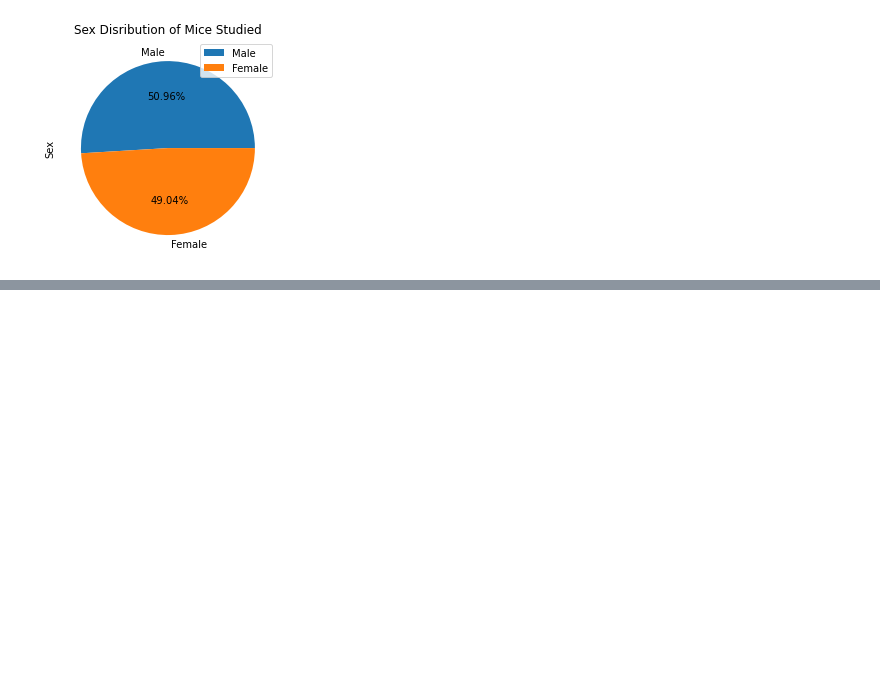
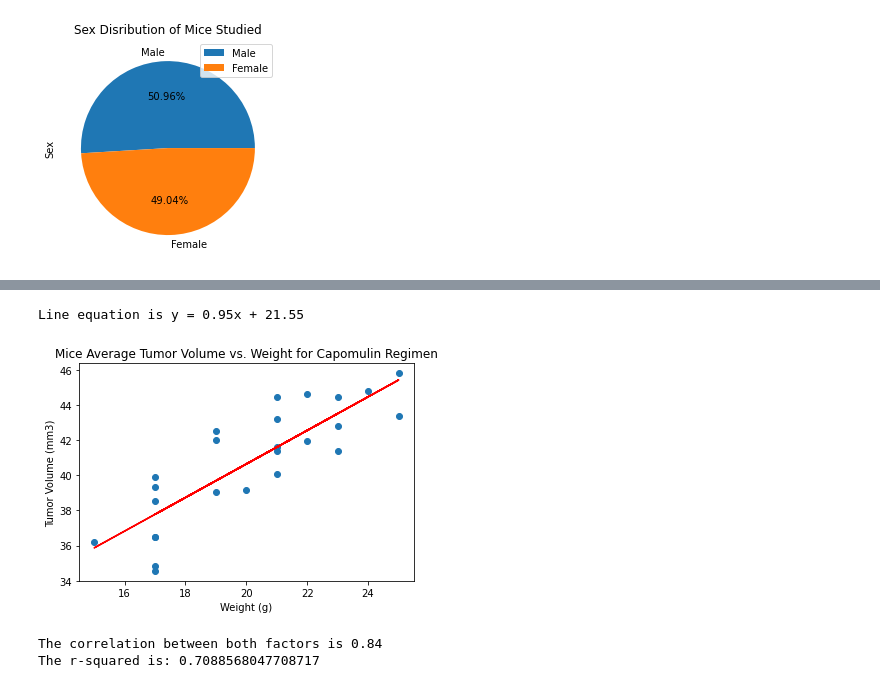
Before and after one commit to canamasc/matplotlib-challenge, a Jupyter notebook: Pymaceuticals.ipynb, the cells around one changed output, grey strips where cells are left out. Drawn from its saved outputs; the diff is of its cells as text; code cells hidden in the pictures; blank space fills up the shorter version.

Commit message:
first pass at all sections done

```diff
--- a/Pymaceuticals.ipynb
+++ b/Pymaceuticals.ipynb
@@ -286,0 +268,39 @@ print(f"The correlation between both factors is {round(correlation[0],2)}")
+# %%
+# Generate a scatter plot of average tumor volume vs. mouse weight for the Capomulin regimen
+# Is this one mouse's average tumor volume vs. his weight at each point? Or the average tumor volume for a given weight????????
+
+# Assuming First way
+capomulin_mice = (clean_df.loc[clean_df["Drug Regimen"] == 'Capomulin'])
+miceavgs = capomulin_mice.groupby('Mouse ID', as_index=False)['Tumor Volume (mm3)'].mean()
+cap_mice = pd.merge(miceavgs, capomulin_mice, on='Mouse ID')
+cap_mice = ((cap_mice[['Mouse ID', 'Tumor Volume (mm3)_x', 'Weight (g)']]).drop_duplicates(keep='first'))
+
+x_values= cap_mice['Weight (g)']
+y_values = cap_mice['Tumor Volume (mm3)_x']
+
+plt.scatter(x_values, y_values)
+plt.title('Mice Average Tumor Volume vs. Weight for Capomulin Regimen')
+plt.xlabel('Weight (g)')
+plt.ylabel('Tumor Volume (mm3)')
+
+# Linear regression model
+
+(slope, intercept, rvalue, pvalue, stderr) = linregress(x_values, y_values)
+regress_values = x_values * slope + intercept
+line_eq = "y = " + str(round(slope,2)) + "x + " + str(round(intercept,2))
+plt.plot(x_values,regress_values,"r-")
+print("Line equation is " + line_eq)
+
+
+plt.show()
+# %% [output]
+Line equation is y = 0.95x + 21.55
+[figure, added]
+# %%
+# Correlation coefficient for above scatter plot & r-squared value for linear regression model
+correlation = st.pearsonr(cap_mice['Weight (g)'], cap_mice['Tumor Volume (mm3)_x'])
+print(f"The correlation between both factors is {round(correlation[0],2)}")
+print(f"The r-squared is: {rvalue**2}")
+# %% [output]
+The correlation between both factors is 0.84
+The r-squared is: 0.7088568047708717
```
Also changed, not shown: parts of 13 cells of this notebook.
